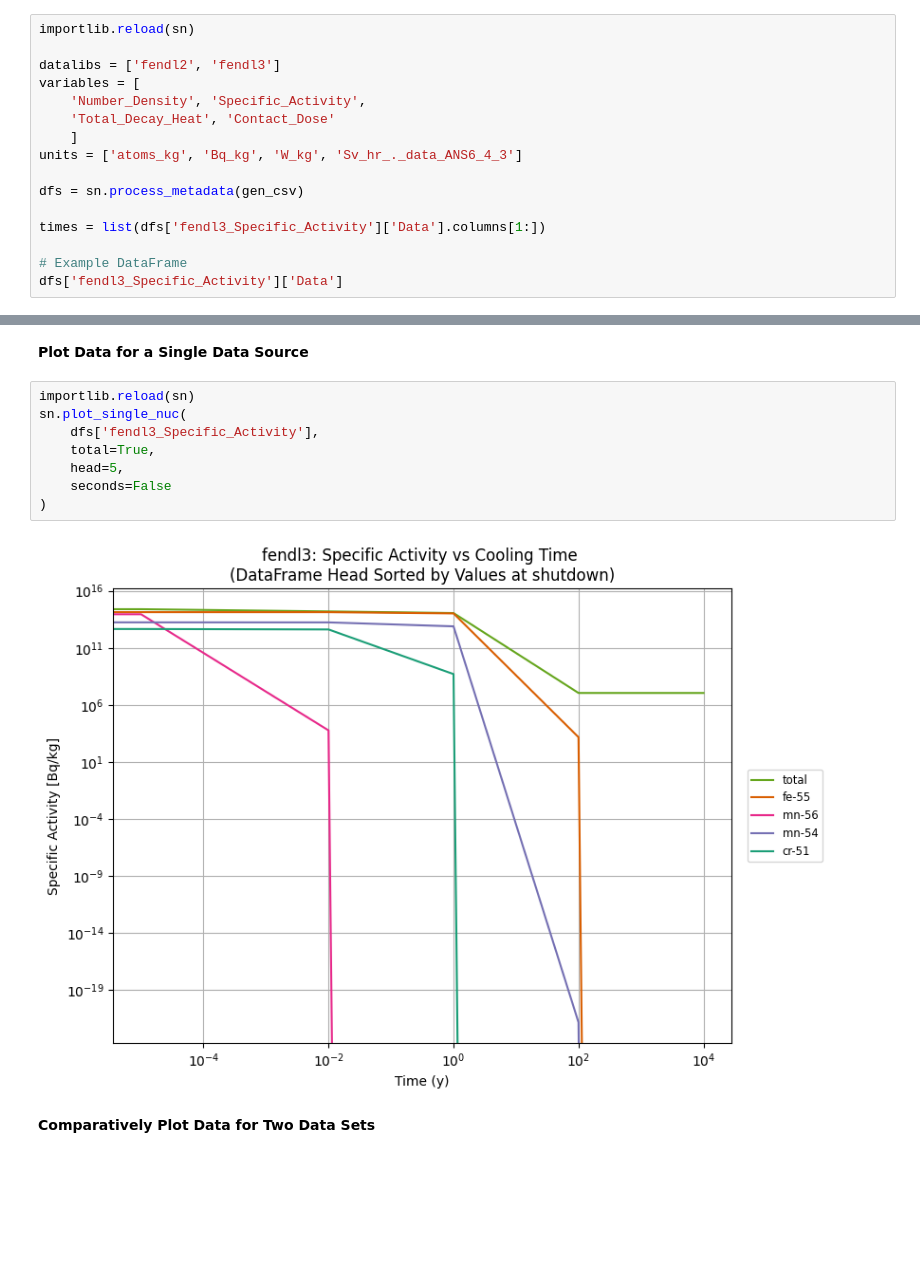
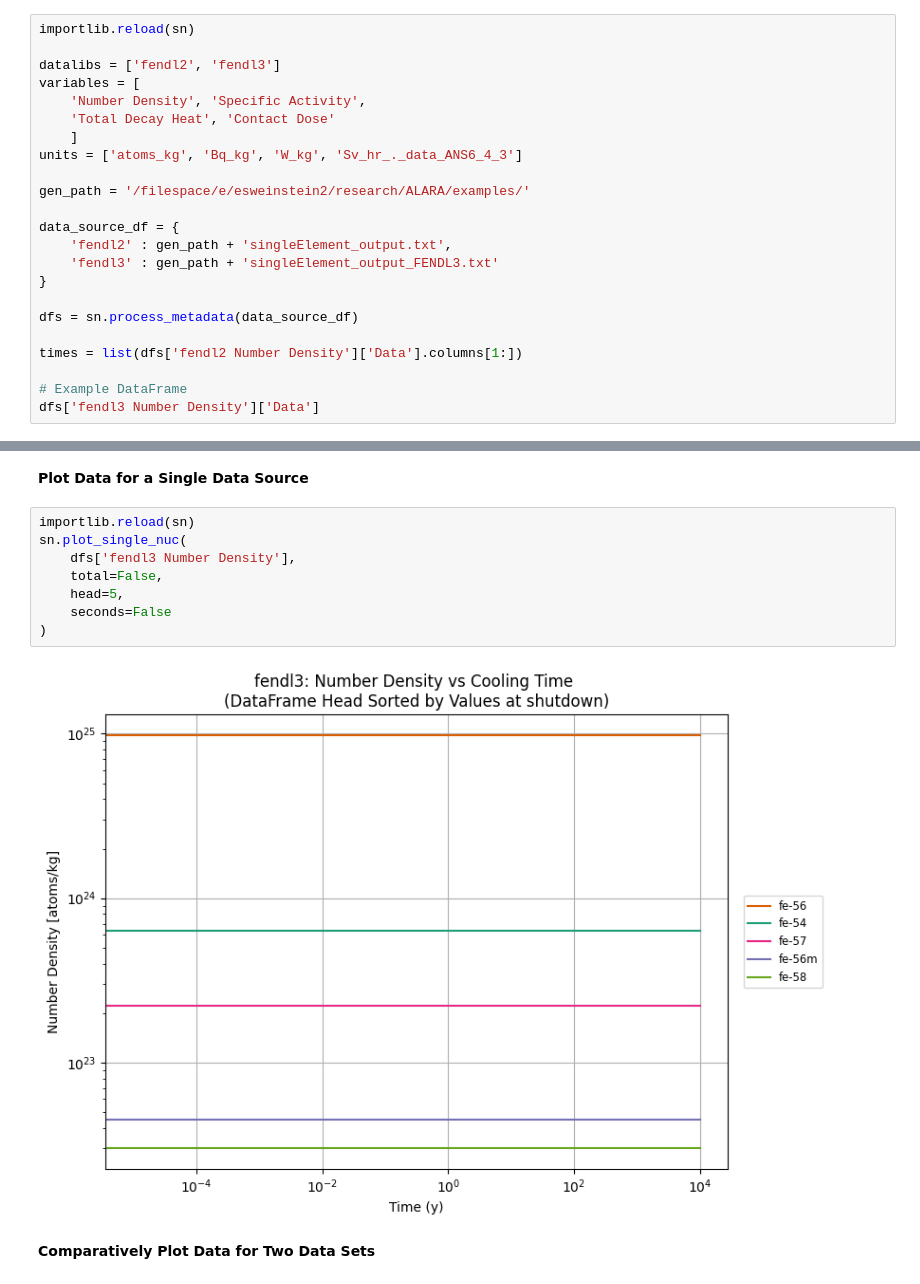
Before and after one commit to svalinn/ALARA, a Jupyter notebook: tools/single_nuc_notebook.ipynb, the cells around one changed output, grey strips where cells are left out. Saved outputs shown, nothing was run; the diff lists cells and outputs as text; blank space fills up the shorter version.

Commit message:
Starting to use alara_output_parser directly.

```diff
--- a/tools/single_nuc_notebook.ipynb
+++ b/tools/single_nuc_notebook.ipynb
@@ -29,15 +29,22 @@ importlib.reload(sn)
 
 datalibs = ['fendl2', 'fendl3']
 variables = [
-    'Number_Density', 'Specific_Activity',
-    'Total_Decay_Heat', 'Contact_Dose'
+    'Number Density', 'Specific Activity',
+    'Total Decay Heat', 'Contact Dose'
     ]
 units = ['atoms_kg', 'Bq_kg', 'W_kg', 'Sv_hr_._data_ANS6_4_3']
 
-dfs = sn.process_metadata(gen_csv)
+gen_path = '/filespace/e/esweinstein2/research/ALARA/examples/'
 
-times = list(dfs['fendl3_Specific_Activity']['Data'].columns[1:])
+data_source_df = {
+    'fendl2' : gen_path + 'singleElement_output.txt',
+    'fendl3' : gen_path + 'singleElement_output_FENDL3.txt'
+}
+
+dfs = sn.process_metadata(data_source_df)
+
+times = list(dfs['fendl2 Number Density']['Data'].columns[1:])
 
 # Example DataFrame
-dfs['fendl3_Specific_Activity']['Data']
+dfs['fendl3 Number Density']['Data']
 # %% [output]
@@ -63,13 +83,13 @@ dfs['fendl3_Specific_Activity']['Data']
 # %%
 importlib.reload(sn)
 sn.plot_single_nuc(
-    dfs['fendl3_Specific_Activity'],
-    total=True,
+    dfs['fendl3 Number Density'],
+    total=False,
     head=5,
     seconds=False
 )
 # %% [output]
-[figure, old version]
+[figure, new version]
 # %% [markdown]
 **Comparatively Plot Data for Two Data Sets**
 # %%
```
Also changed, not shown: parts of 7 cells of this notebook, 2 other files.
